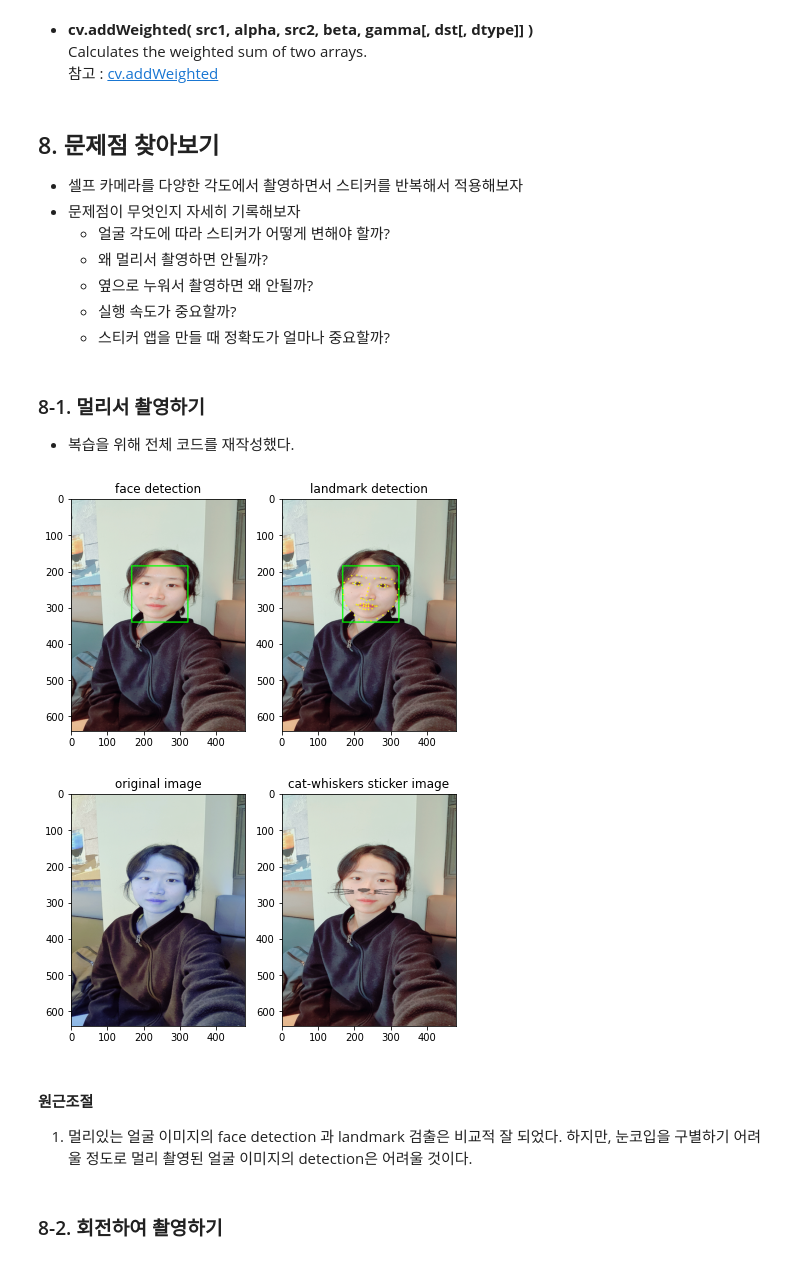
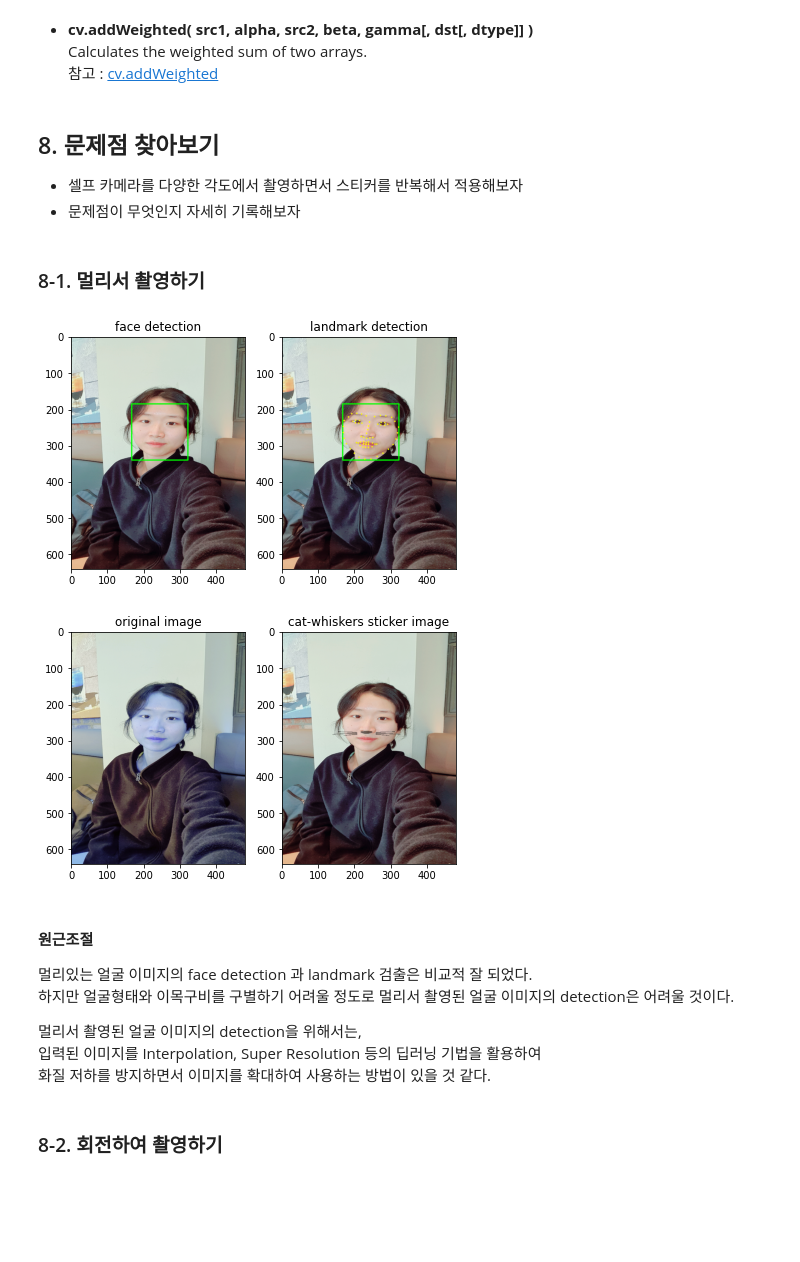
Before and after one commit to babeebird/AIFFEL_Exploration, a Jupyter notebook: E3_Cat_Whiskers_Sticker_App.ipynb, the cells around one changed output. Cells and saved outputs as stored; diff of their text form; code cells hidden in the pictures; blank space fills up the shorter version.

```diff
--- a/E3_Cat_Whiskers_Sticker_App.ipynb
+++ b/E3_Cat_Whiskers_Sticker_App.ipynb
@@ -368,14 +368,8 @@ Calculates the weighted sum of two arrays.
 ## 8. 문제점 찾아보기
 * 셀프 카메라를 다양한 각도에서 촬영하면서 스티커를 반복해서 적용해보자
 * 문제점이 무엇인지 자세히 기록해보자
-    * 얼굴 각도에 따라 스티커가 어떻게 변해야 할까?
-    * 왜 멀리서 촬영하면 안될까?
-    * 옆으로 누워서 촬영하면 왜 안될까?
-    * 실행 속도가 중요할까?
-    * 스티커 앱을 만들 때 정확도가 얼마나 중요할까?
 # %% [markdown]
 ### 8-1. 멀리서 촬영하기
-* 복습을 위해 전체 코드를 재작성했다.
 # %%
 import cv2 #- 이미지 처리
 import matplotlib.pyplot as plt #- 노트북에 이미지 출력
@@ -405,6 +399,7 @@ img_show_rgb =  cv2.cvtColor(img_show, cv2.COLOR_BGR2RGB)
 model_path = os.getenv('HOME')+'/aiffel/camera_sticker/models/shape_predictor_68_face_landmarks.dat'
 landmark_predictor = dlib.shape_predictor(model_path) #- 인스턴스 생성 및 할당
 
+list_landmarks = []
 for dlib_rect in dlib_rects:
     points = landmark_predictor(img_rgb, dlib_rect) #- 클래스 호출(image, box)
     list_points = list(map(lambda p: (p.x, p.y), points.parts()))
@@ -441,37 +436,42 @@ refined_x = x - w // 2  # left
 refined_y = y - h //2     # top
 
 if refined_y < 0:
     img_sticker = img_sticker[-refined_y:]
     refined_y = 0
 elif refined_x < 0:
     img_sticker = img_sticker[-refined_x:]
     refined_x = 0
 
 sticker_area = img_show[refined_y:refined_y+img_sticker.shape[0], refined_x:refined_x+img_sticker.shape[1]]
 
 img_show[refined_y:refined_y+img_sticker.shape[0], refined_x:refined_x+img_sticker.shape[1]] = \
     np.where(img_sticker == 255, sticker_area,img_sticker).astype(np.uint8)
 
 
 sticker_area = img_bgr[refined_y:refined_y+img_sticker.shape[0], refined_x:refined_x+img_sticker.shape[1]]
 img_bgr[refined_y:refined_y+img_sticker.shape[0], refined_x:refined_x+img_sticker.shape[1]] = \
     cv2.addWeighted(sticker_area, 0.5, np.where(img_sticker==255,sticker_area,img_sticker).astype(np.uint8), 0.5, 0)
 
 
 plt.subplot(121)
 plt.imshow(img_origin)
 plt.title('original image')
 plt.subplot(122)
 plt.imshow(cv2.cvtColor(img_bgr, cv2.COLOR_BGR2RGB))
 plt.title('cat-whiskers sticker image')
 plt.tight_layout()
 plt.show()
 # %% [output]
 [figure]
-[figure, old version]
+[figure, new version]
 # %% [markdown]
 #### 원근조절
-1. 멀리있는 얼굴 이미지의 face detection 과 landmark 검출은 비교적 잘 되었다. 하지만, 눈코입을 구별하기 어려울 정도로 멀리 촬영된 얼굴 이미지의 detection은 어려울 것이다.
+멀리있는 얼굴 이미지의 face detection 과 landmark 검출은 비교적 잘 되었다.
+하지만 얼굴형태와 이목구비를 구별하기 어려울 정도로 멀리서 촬영된 얼굴 이미지의 detection은 어려울 것이다.
+
+멀리서 촬영된 얼굴 이미지의 detection을 위해서는,
+입력된 이미지를 Interpolation, Super Resolution 등의 딥러닝 기법을 활용하여
+화질 저하를 방지하면서 이미지를 확대하여 사용하는 방법이 있을 것 같다.
 # %% [markdown]
 ### 8-2. 회전하여 촬영하기
 # %%
```
Also changed, not shown: parts of 10 cells of this notebook.
